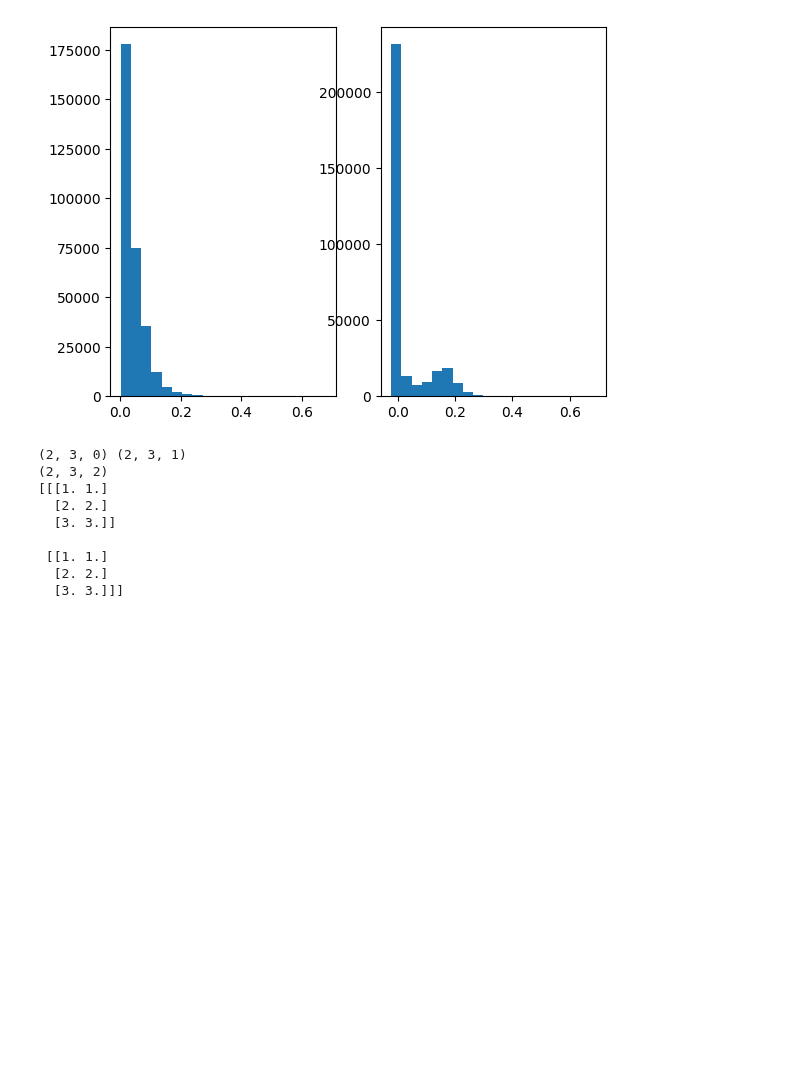
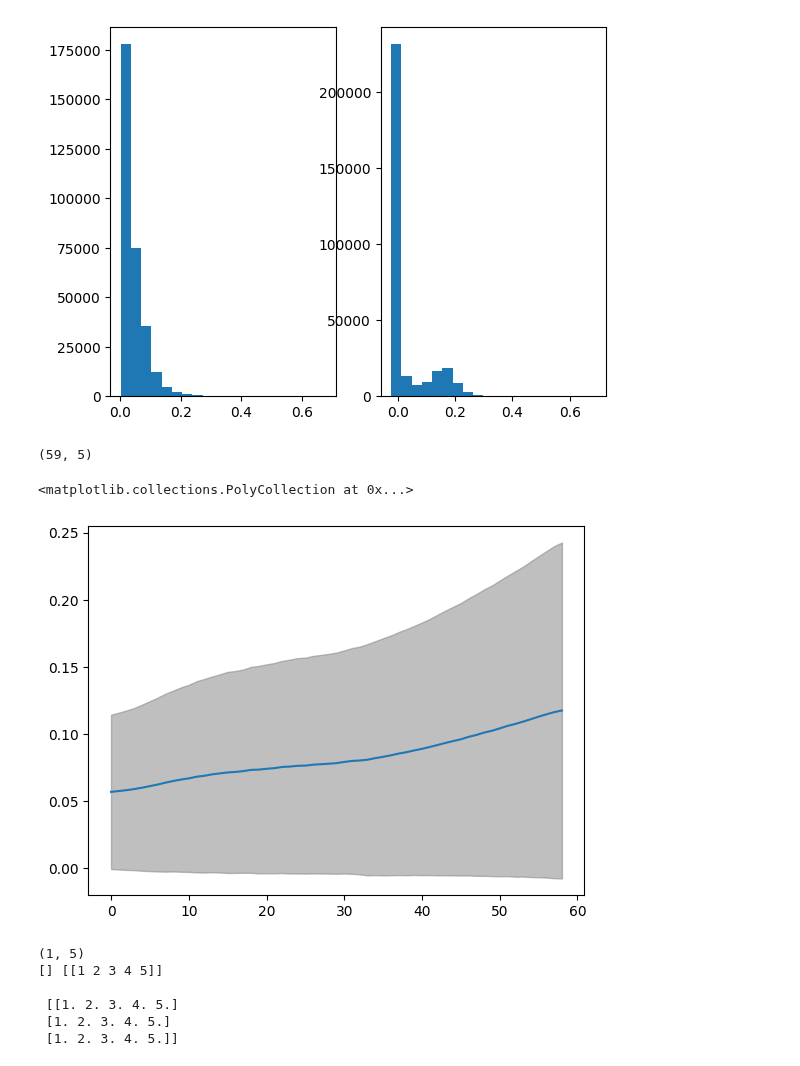
Before and after one commit to z-vig/M3_Pro, a Jupyter notebook: testing.ipynb, the cells around one changed output. Saved outputs shown, nothing was run; the diff lists cells and outputs as text; code cells hidden in the pictures; blank space fills up the shorter version.

```diff
--- a/testing.ipynb
+++ b/testing.ipynb
@@ -622,21 +622,27 @@ ax2.hist(avg_img.flatten(),20)
 [figure]
 [figure]
 [figure]
+# %%
+import matplotlib.pyplot as plt
+illArr = np.load('D:/Data/Ice_Pipeline_Out_4-21-23/mosaicStatistics/illuminatedMosaicStats.npy')
+print (illArr.shape)
+plt.plot(illArr[:,0])
+plt.fill_between(range(len(illArr[:,0])),illArr[:,0]-illArr[:,2],illArr[:,0]+illArr[:,2],color='gray',alpha=0.5)
+# %% [output]
+(59, 5)
+<matplotlib.collections.PolyCollection at 0x...>
+[figure, added]
 # %%
 import numpy as np
-arr = np.zeros((2,3,0))
-arr2 = np.array([(1,2,3),(1,2,3)]).reshape((2,3,1))
-print (arr.shape,arr2.shape)
-total_array = np.concatenate((arr,arr2,arr2),axis=2)
-print (total_array.shape)
-print (total_array)
+arr1 = np.zeros([0,5])
+arr2 = np.array([1,2,3,4,5]).reshape(1,5)
+arr3 = np.concatenate((arr1,arr2,arr2,arr2))
+print(arr2.shape)
+print (arr1,arr2,'\n\n',arr3)
 # %% [output]
-(2, 3, 0) (2, 3, 1)
-(2, 3, 2)
-[[[1. 1.]
-  [2. 2.]
-  [3. 3.]]
+(1, 5)
+[] [[1 2 3 4 5]]
 
- [[1. 1.]
-  [2. 2.]
-  [3. 3.]]]
+ [[1. 2. 3. 4. 5.]
+ [1. 2. 3. 4. 5.]
+ [1. 2. 3. 4. 5.]]
```
Also changed, not shown: 6 other files.
